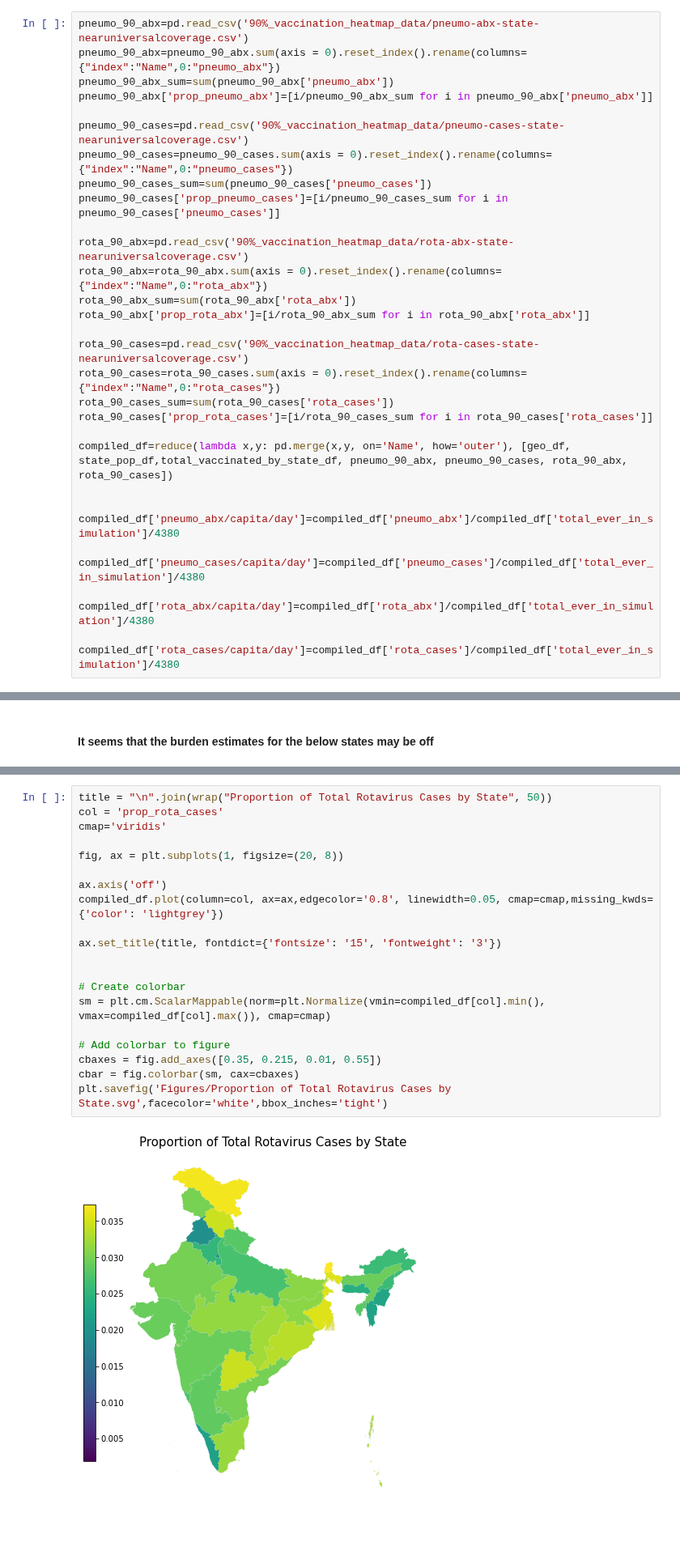
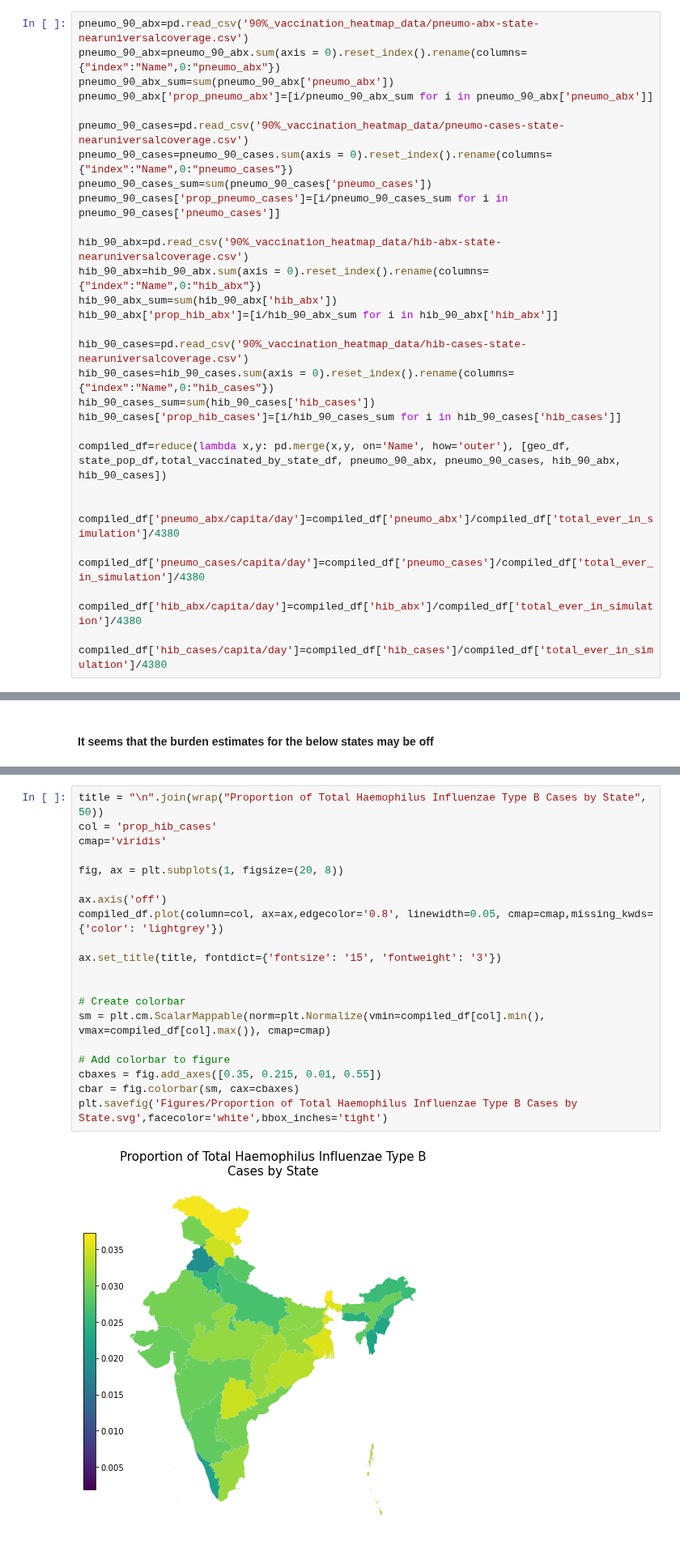
Before and after one commit to Agleason1/Agent-Based-Infection-Model--Pneumo, a Jupyter notebook: India_heat_maps_90%_coverage.ipynb, the cells around one changed output, grey strips where cells are left out. Shown at 81% size. Drawn from its saved outputs; the diff is of its cells as text.

Commit message:
Enhanced parameters, interstate disease dynamics, state-level data collected

```diff
--- a/India_heat_maps_90%_coverage.ipynb
+++ b/India_heat_maps_90%_coverage.ipynb
@@ -137,26 +137,26 @@ pneumo_90_cases=pneumo_90_cases.sum(axis = 0).reset_index().rename(columns={"ind
 pneumo_90_cases_sum=sum(pneumo_90_cases['pneumo_cases'])
 pneumo_90_cases['prop_pneumo_cases']=[i/pneumo_90_cases_sum for i in pneumo_90_cases['pneumo_cases']]
 
-rota_90_abx=pd.read_csv('90%_vaccination_heatmap_data/rota-abx-state-nearuniversalcoverage.csv')
-rota_90_abx=rota_90_abx.sum(axis = 0).reset_index().rename(columns={"index":"Name",0:"rota_abx"})
-rota_90_abx_sum=sum(rota_90_abx['rota_abx'])
-rota_90_abx['prop_rota_abx']=[i/rota_90_abx_sum for i in rota_90_abx['rota_abx']]
+hib_90_abx=pd.read_csv('90%_vaccination_heatmap_data/hib-abx-state-nearuniversalcoverage.csv')
+hib_90_abx=hib_90_abx.sum(axis = 0).reset_index().rename(columns={"index":"Name",0:"hib_abx"})
+hib_90_abx_sum=sum(hib_90_abx['hib_abx'])
+hib_90_abx['prop_hib_abx']=[i/hib_90_abx_sum for i in hib_90_abx['hib_abx']]
 
-rota_90_cases=pd.read_csv('90%_vaccination_heatmap_data/rota-cases-state-nearuniversalcoverage.csv')
-rota_90_cases=rota_90_cases.sum(axis = 0).reset_index().rename(columns={"index":"Name",0:"rota_cases"})
-rota_90_cases_sum=sum(rota_90_cases['rota_cases'])
-rota_90_cases['prop_rota_cases']=[i/rota_90_cases_sum for i in rota_90_cases['rota_cases']]
+hib_90_cases=pd.read_csv('90%_vaccination_heatmap_data/hib-cases-state-nearuniversalcoverage.csv')
+hib_90_cases=hib_90_cases.sum(axis = 0).reset_index().rename(columns={"index":"Name",0:"hib_cases"})
+hib_90_cases_sum=sum(hib_90_cases['hib_cases'])
+hib_90_cases['prop_hib_cases']=[i/hib_90_cases_sum for i in hib_90_cases['hib_cases']]
 
-compiled_df=reduce(lambda x,y: pd.merge(x,y, on='Name', how='outer'), [geo_df, state_pop_df,total_vaccinated_by_state_df, pneumo_90_abx, pneumo_90_cases, rota_90_abx, rota_90_cases])
+compiled_df=reduce(lambda x,y: pd.merge(x,y, on='Name', how='outer'), [geo_df, state_pop_df,total_vaccinated_by_state_df, pneumo_90_abx, pneumo_90_cases, hib_90_abx, hib_90_cases])
 
 
 compiled_df['pneumo_abx/capita/day']=compiled_df['pneumo_abx']/compiled_df['total_ever_in_simulation']/4380
 
 compiled_df['pneumo_cases/capita/day']=compiled_df['pneumo_cases']/compiled_df['total_ever_in_simulation']/4380
 
-compiled_df['rota_abx/capita/day']=compiled_df['rota_abx']/compiled_df['total_ever_in_simulation']/4380
+compiled_df['hib_abx/capita/day']=compiled_df['hib_abx']/compiled_df['total_ever_in_simulation']/4380
 
-compiled_df['rota_cases/capita/day']=compiled_df['rota_cases']/compiled_df['total_ever_in_simulation']/4380
+compiled_df['hib_cases/capita/day']=compiled_df['hib_cases']/compiled_df['total_ever_in_simulation']/4380
 # %%
 title = "\n".join(wrap("Vaccine Coverage by State", 50))
 col = 'proportion_vaccinated'
@@ -323,25 +349,25 @@ plt.savefig('Figures/Streptococcus Pneumoniae Cases Per Capita Per Day by State.
 # %% [output]
 [figure]
 # %%
-title = "\n".join(wrap("Proportion of Total Rotavirus Cases by State", 50))
-col = 'prop_rota_cases'
+title = "\n".join(wrap("Proportion of Total Haemophilus Influenzae Type B Cases by State", 50))
+col = 'prop_hib_cases'
 cmap='viridis'
 
 fig, ax = plt.subplots(1, figsize=(20, 8))
 
 ax.axis('off')
 compiled_df.plot(column=col, ax=ax,edgecolor='0.8', linewidth=0.05, cmap=cmap,missing_kwds={'color': 'lightgrey'})
 
 ax.set_title(title, fontdict={'fontsize': '15', 'fontweight': '3'})
 
 
 # Create colorbar
 sm = plt.cm.ScalarMappable(norm=plt.Normalize(vmin=compiled_df[col].min(), vmax=compiled_df[col].max()), cmap=cmap)
 
 # Add colorbar to figure
 cbaxes = fig.add_axes([0.35, 0.215, 0.01, 0.55])
 cbar = fig.colorbar(sm, cax=cbaxes)
-plt.savefig('Figures/Proportion of Total Rotavirus Cases by State.svg',facecolor='white',bbox_inches='tight')
+plt.savefig('Figures/Proportion of Total Haemophilus Influenzae Type B Cases by State.svg',facecolor='white',bbox_inches='tight')
 # %% [output]
-[figure, old version]
+[figure, new version]
 # %%
```
Also changed, not shown: parts of 7 cells of this notebook, 32 other files.
